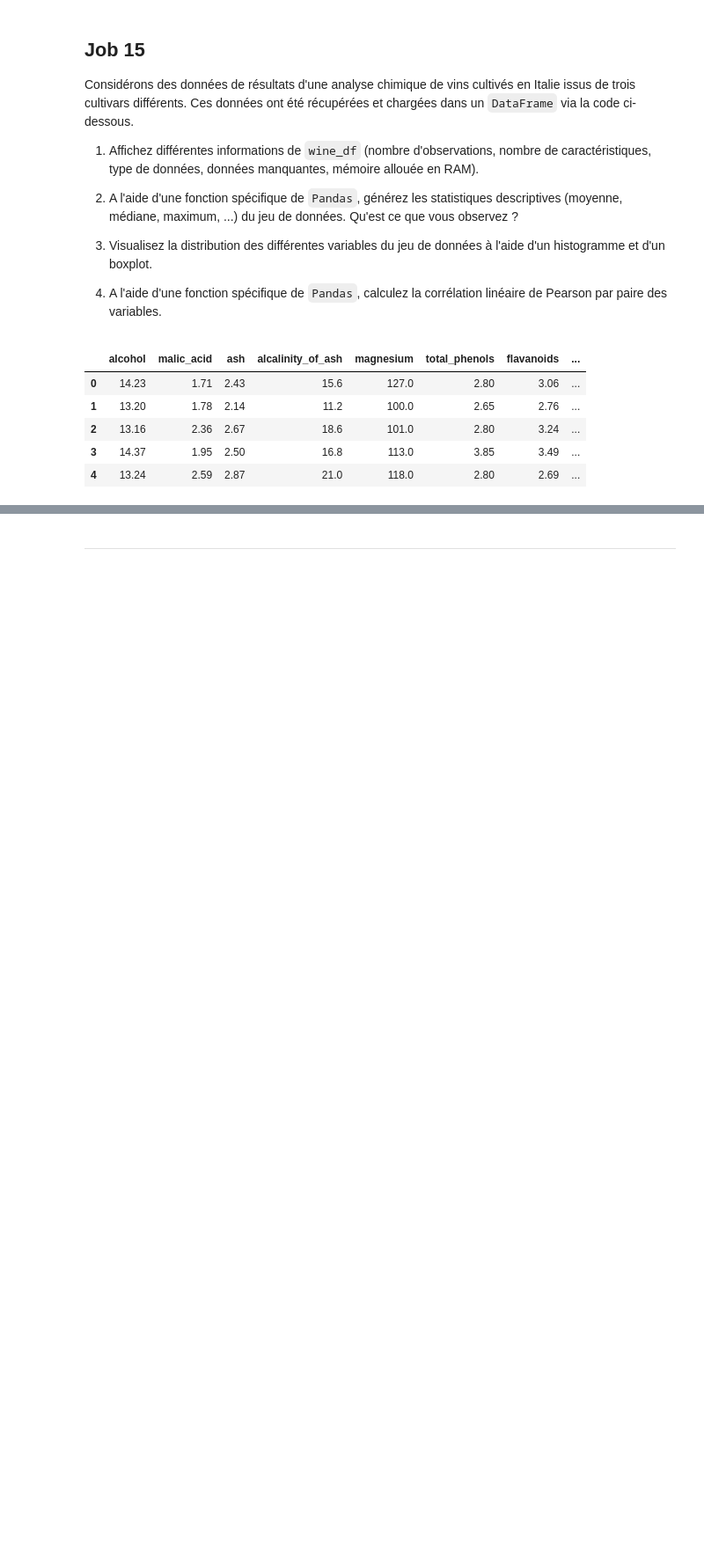
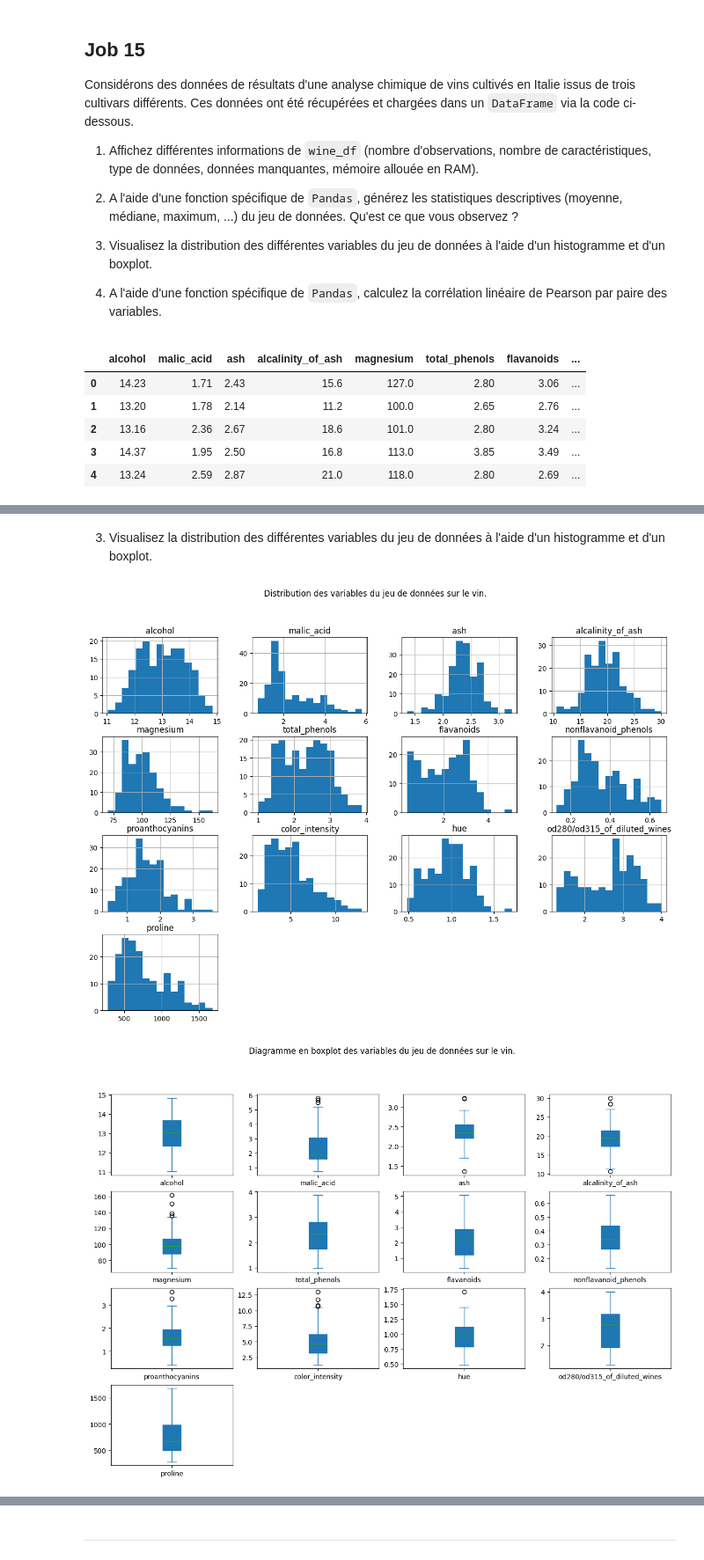
Before and after one commit to ines-lorquet/philomathia, a Jupyter notebook: Philomathia.ipynb, the cells around one changed output, grey strips where cells are left out. Shown at 88% size. Drawn from its saved outputs; the diff is of its cells as text; code cells hidden in the pictures; blank space fills up the shorter version.

```diff
--- a/Philomathia.ipynb
+++ b/Philomathia.ipynb
@@ -643,0 +764,13 @@ wine_df.head()
+# %% [markdown]
+3. Visualisez la distribution des différentes variables du jeu de données à l'aide d'un histogramme et d'un boxplot.
+# %%
+wine_df.hist(bins=15, figsize=(15, 10))
+plt.suptitle("Distribution des variables du jeu de données sur le vin.")
+plt.show()
+
+wine_df.plot(kind='box', subplots=True, layout=(4, 4), figsize=(15, 10), patch_artist=True)
+plt.suptitle("Diagramme en boxplot des variables du jeu de données sur le vin.")
+plt.show()
+# %% [output]
+[figure, added]
+[figure, added]
```
Also changed, not shown: parts of 35 cells of this notebook.
